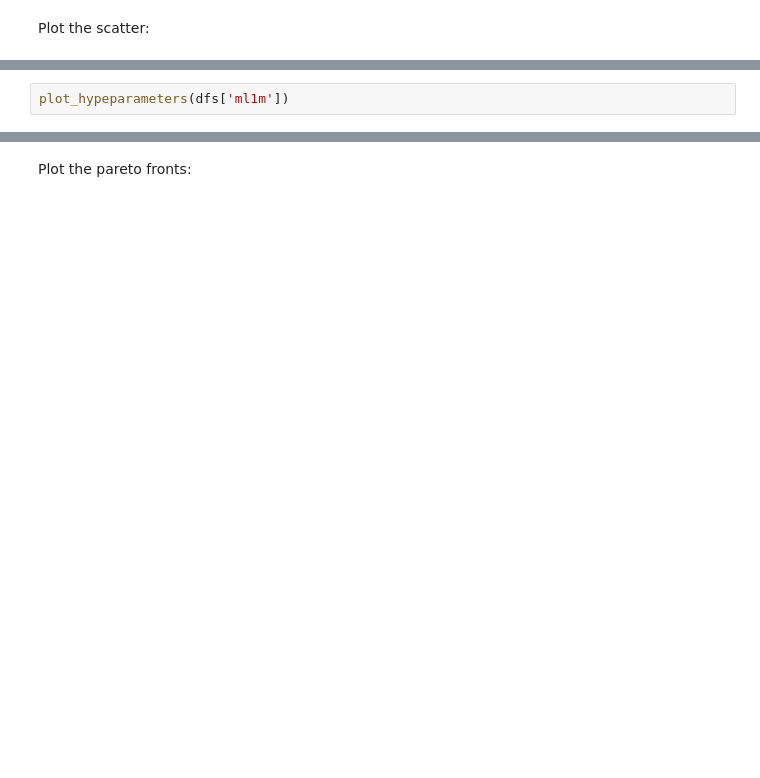
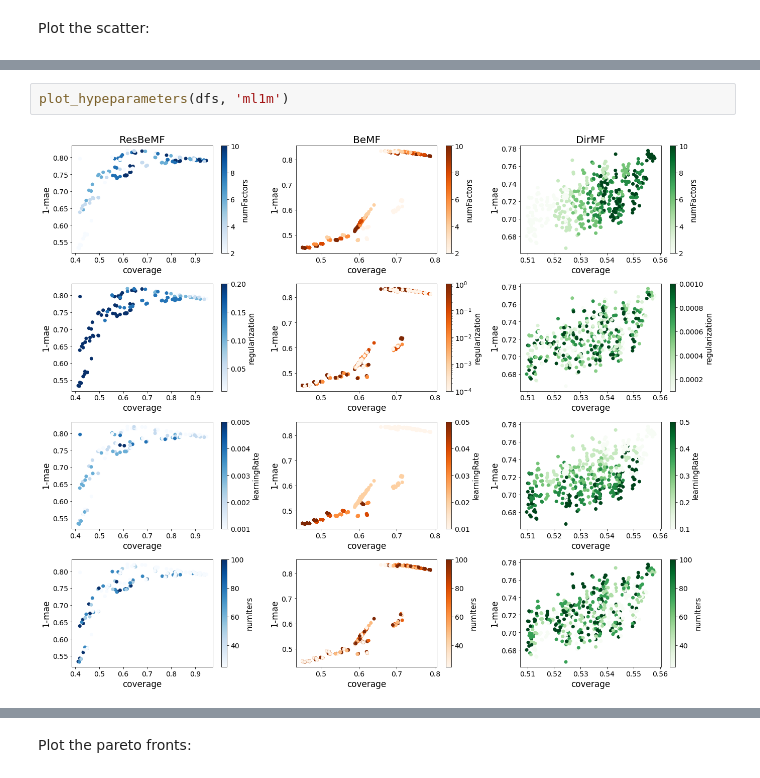
Before and after one commit to KNODIS-Research-Group/resbemf, a Jupyter notebook: figs generator.ipynb, the cells around one changed output, grey strips where cells are left out. Drawn from its saved outputs; the diff is of its cells as text; blank space fills up the shorter version.

```diff
--- a/figs generator.ipynb
+++ b/figs generator.ipynb
@@ -62,3 +72,5 @@ plot_hypeparameters(dfs['ml100k'])
 # %%
-plot_hypeparameters(dfs['ml1m'])
+plot_hypeparameters(dfs, 'ml1m')
+# %% [output]
+[figure, added]
 # %%
```
Also changed, not shown: parts of 10 cells of this notebook, 58 other files.
